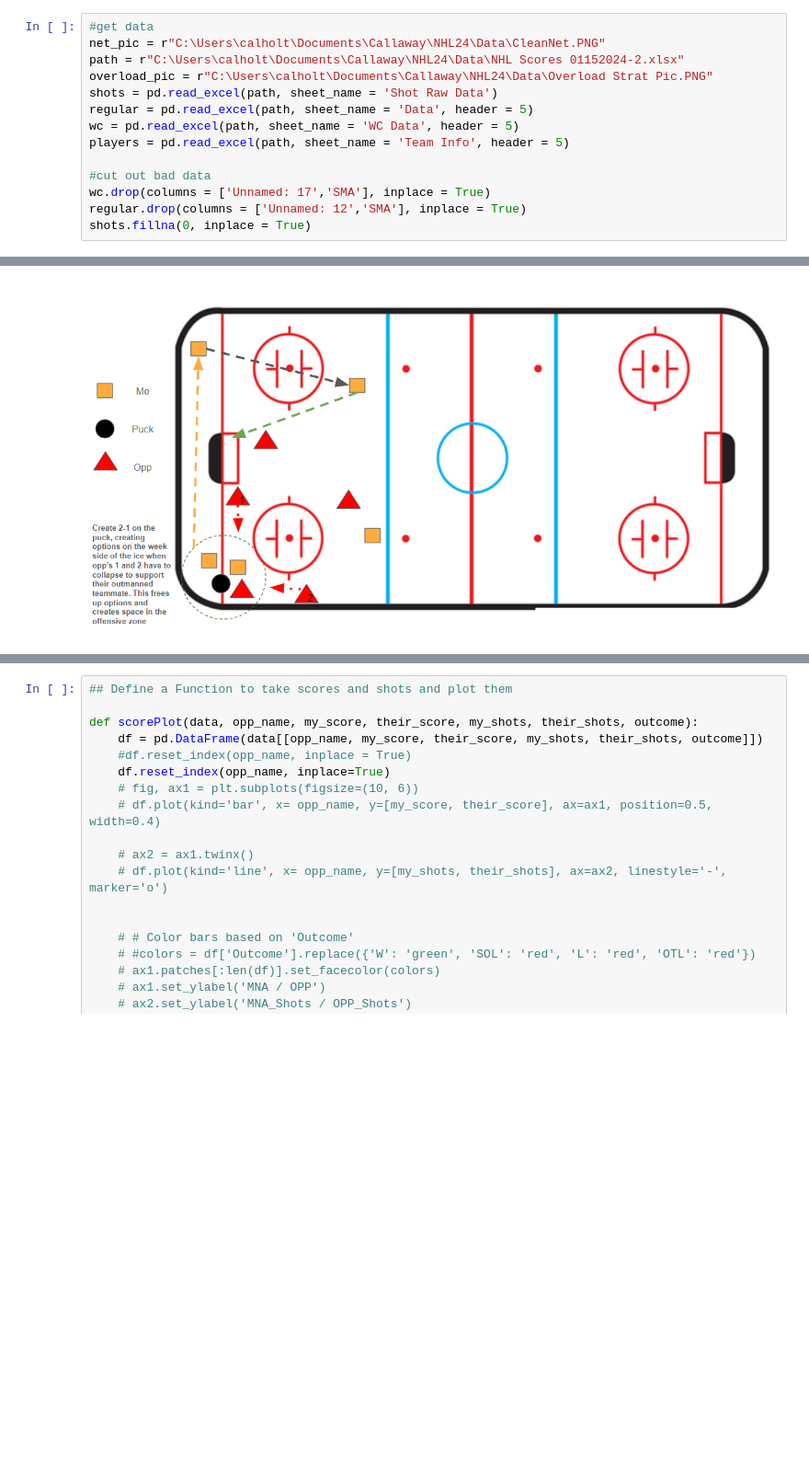
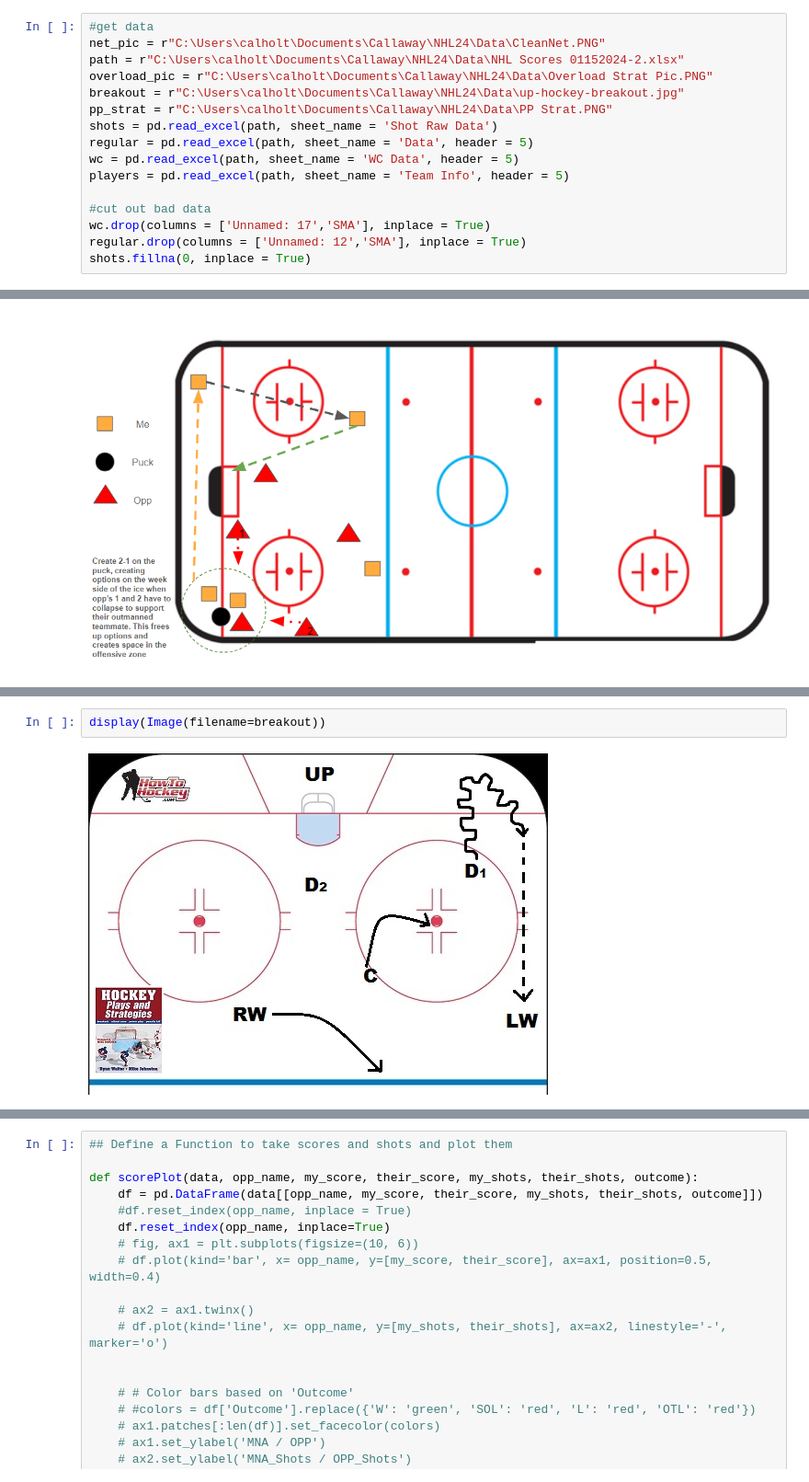
Before and after one commit to callawayh/HUT, a Jupyter notebook: Hut Aftermath.ipynb, the cells around one changed output, grey strips where cells are left out. Shown at 92% size. Saved outputs shown, nothing was run; the diff lists cells and outputs as text; blank space fills up the shorter version.

```diff
--- a/Hut Aftermath.ipynb
+++ b/Hut Aftermath.ipynb
@@ -38,6 +40,8 @@ I have three types of data I am going to use. I have data from the world champio
 net_pic = r"C:\Users\calholt\Documents\Callaway\NHL24\Data\CleanNet.PNG"
 path = r"C:\Users\calholt\Documents\Callaway\NHL24\Data\NHL Scores 01152024-2.xlsx"
 overload_pic = r"C:\Users\calholt\Documents\Callaway\NHL24\Data\Overload Strat Pic.PNG"
+breakout = r"C:\Users\calholt\Documents\Callaway\NHL24\Data\up-hockey-breakout.jpg"
+pp_strat = r"C:\Users\calholt\Documents\Callaway\NHL24\Data\PP Strat.PNG"
 shots = pd.read_excel(path, sheet_name = 'Shot Raw Data')
 regular = pd.read_excel(path, sheet_name = 'Data', header = 5)
 wc = pd.read_excel(path, sheet_name = 'WC Data', header = 5)
@@ -124 +133,5 @@ display(Image(filename=overload_pic))
+# %%
+display(Image(filename=breakout))
+# %% [output]
+[figure, added]
 # %% [markdown]
```
Also changed, not shown: parts of 22 cells of this notebook.
